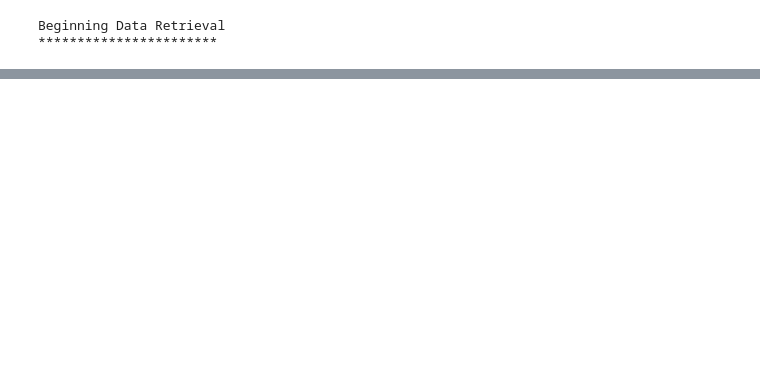
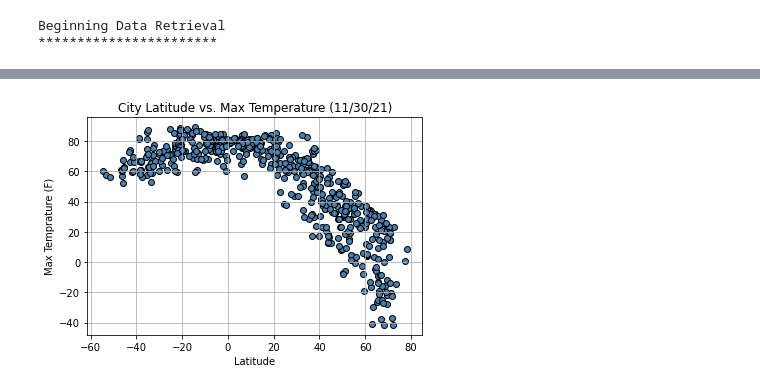
Before and after one commit to utsavchaudharygithub/World_Weather_Analysis, a Jupyter notebook: WeatherPy.ipynb, the cells around one changed output, grey strips where cells are left out. Drawn from its saved outputs; the diff is of its cells as text; code cells hidden in the pictures; blank space fills up the shorter version.

```diff
--- a/WeatherPy.ipynb
+++ b/WeatherPy.ipynb
@@ -157 +171,8 @@ weather_citydata_df.head(10)
+# %%
+# Extract relevant fields from the DataFrame for plotting.
+lats = city_data_df["Lat"]
+max_temps = city_data_df["Max Temp"]
+humidity = city_data_df["Humidity"]
+cloudiness = city_data_df["Cloudiness"]
+wind_speed = city_data_df["Wind Speed"]
 # %%
@@ -161,0 +184,17 @@ city_data_df.to_csv(output_data_file, index_label="City_ID")
+# %%
+# Import time module
+import time
+
+# Plot 1: Latitude vs. Temperature Plot
+x_values = lats
+y_values = max_temps
+
+plt.scatter(x_values,y_values, marker = "o", facecolor = "steelblue", edgecolor="black")
+
+plt.xlabel('Latitude')
+plt.ylabel('Max Temprature (F)')
+plt.title("City Latitude vs. Max Temperature (%s)" % time.strftime("%x"))
+plt.grid()
+plt.show()
+# %% [output]
+[figure, added]
```
Also changed, not shown: parts of 21 cells of this notebook, 15 other files.
